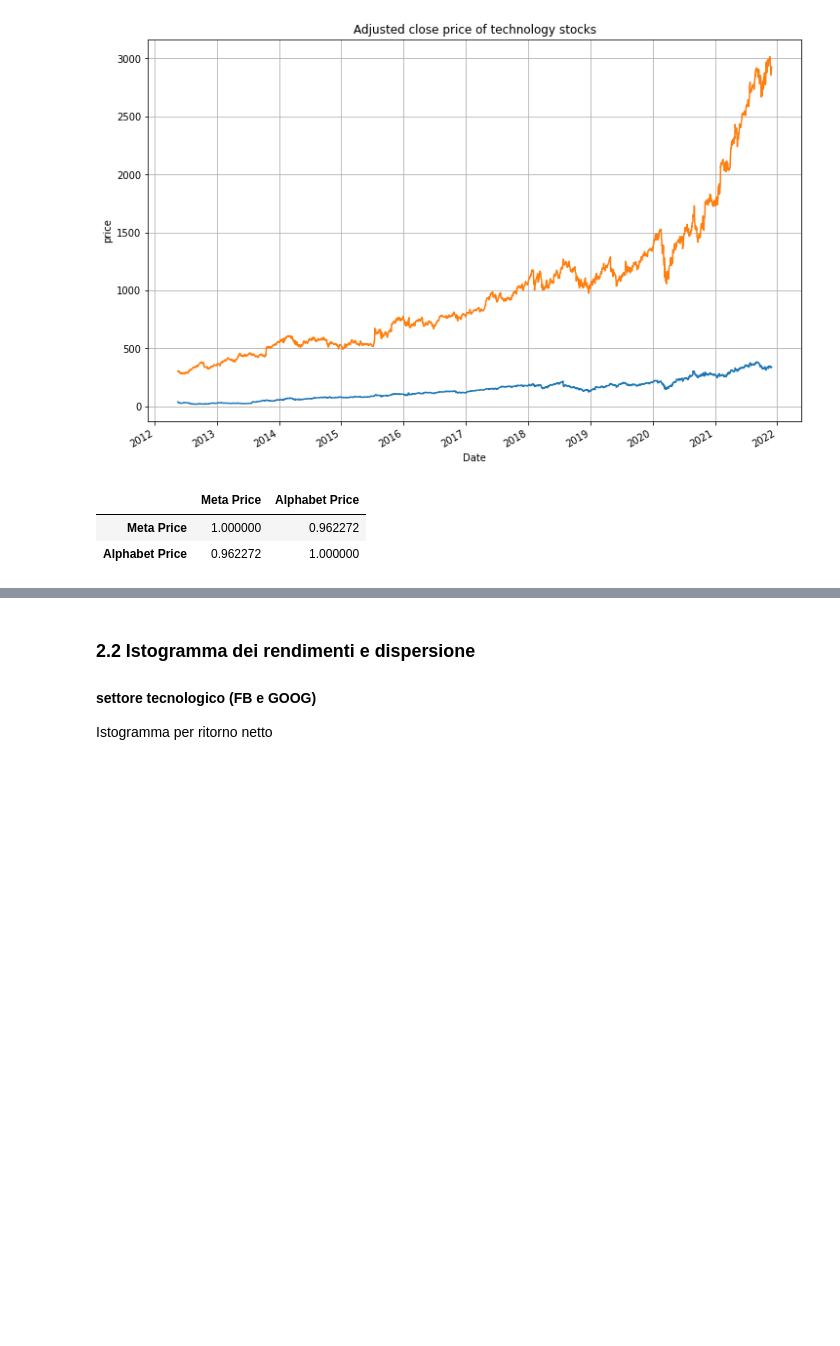
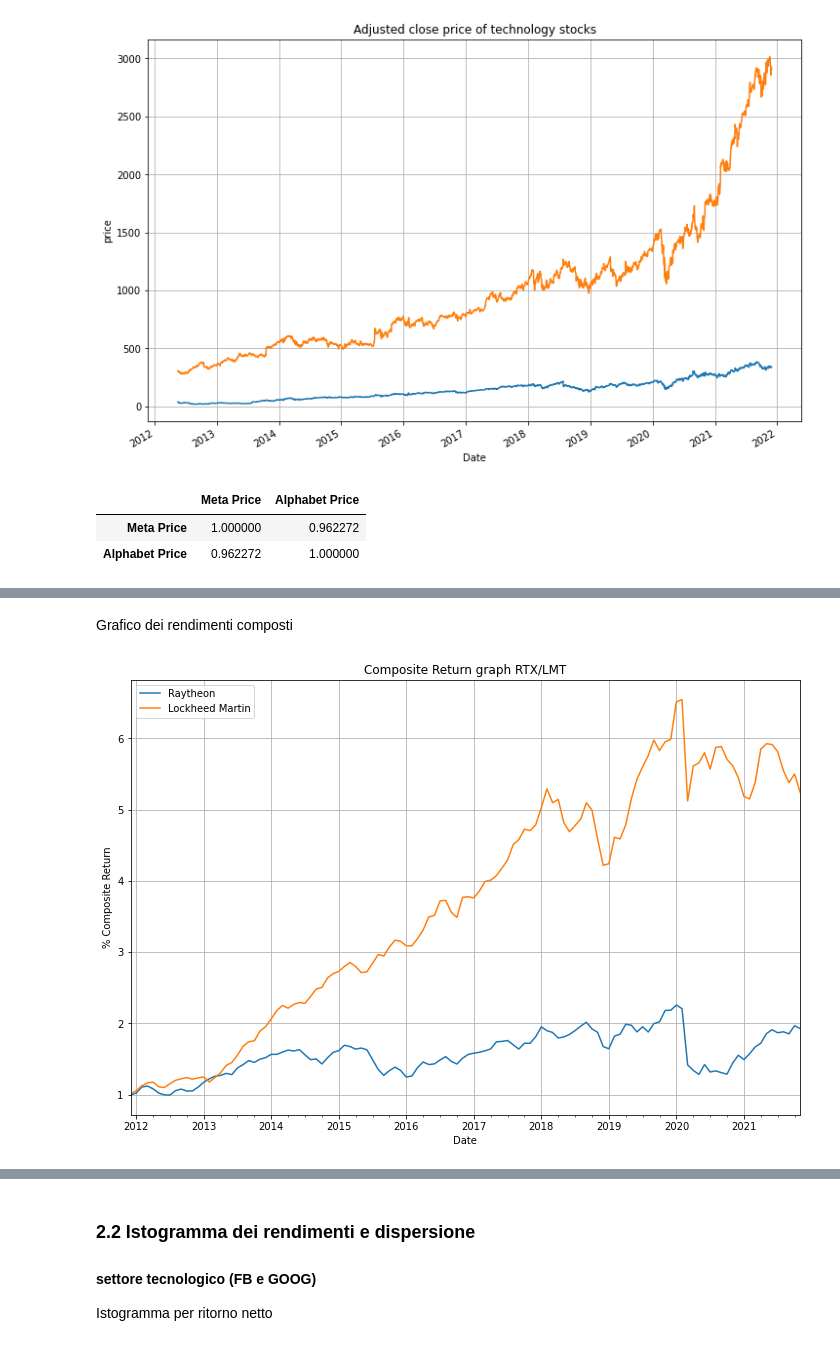
Before and after one commit to tommcamm/BISF-Project, a Jupyter notebook: python/Notebook del progetto.ipynb, the cells around one changed output, grey strips where cells are left out. Cells and saved outputs as stored; diff of their text form; code cells hidden in the pictures; blank space fills up the shorter version.

```diff
--- a/python/Notebook del progetto.ipynb
+++ b/python/Notebook del progetto.ipynb
@@ -237,0 +297,11 @@ adj_close_tecno.corr()
+# %%
+# Rendimenti composti per Raytheon (RTX)
+cumul_daily_return_rtx = (1 + rendimenti_netti_rtx).cumprod()
+rendimenti_mil["Rendimenti Compositi Raytheon"] = cumul_daily_return_rtx
+
+# Rendimenti composti per Lockheed Martin (LMT)
+cumul_daily_return_lmt = (1 + rendimenti_netti_lmt).cumprod()
+rendimenti_mil["Rendimenti Compositi Lockheed Martin"] = cumul_daily_return_lmt
+
+# Costruzione tabella con titoli colonne
+rendimenti_mil[["Rendimenti Compositi Raytheon", "Rendimenti Compositi Lockheed Martin"]]
@@ -237,0 +323,13 @@ adj_close_tecno.corr()
+# %% [markdown]
+Grafico dei rendimenti composti
+# %%
+# Plot del grafico dei rendimenti compositi, con i rispettivi titoli LMT/RTX
+rendimenti_mil["Rendimenti Compositi Raytheon"].plot(figsize=(12,8), grid=True, label="Raytheon")
+rendimenti_mil["Rendimenti Compositi Lockheed Martin"].plot(figsize=(12,8), grid=True, label="Lockheed Martin")
+
+plt.legend(loc="upper left")
+plt.ylabel("% Composite Return")
+plt.title("Composite Return graph RTX/LMT")
+plt.show()
+# %% [output]
+[figure, added]
```
Also changed, not shown: parts of 24 cells of this notebook.
